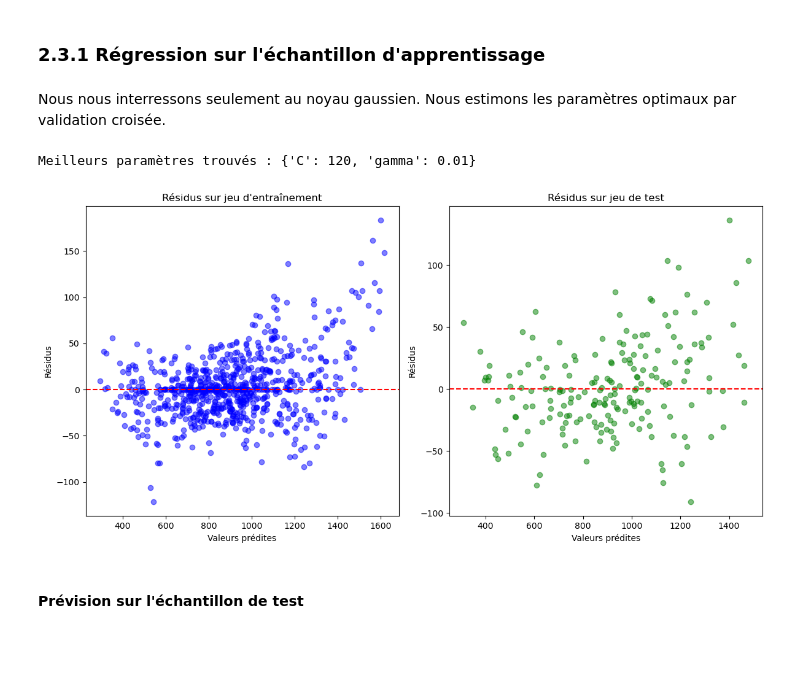
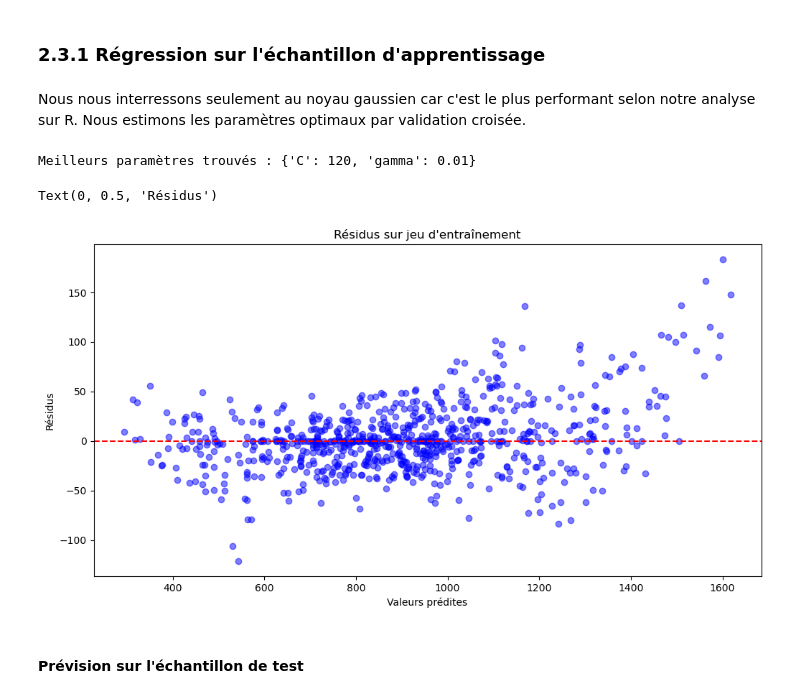
Before and after one commit to QUENTINTOUIL/Projet_ML, a Jupyter notebook: Python.ipynb, the cells around one changed output. Saved outputs shown, nothing was run; the diff lists cells and outputs as text; code cells hidden in the pictures; blank space fills up the shorter version.

```diff
--- a/Python.ipynb
+++ b/Python.ipynb
@@ -316,7 +303,7 @@ Text(0.5, 1.0, 'Coefficients du modèle Ridge')
 # %% [markdown]
 ### 2.3.1 Régression sur l'échantillon d'apprentissage
 # %% [markdown]
-Nous nous interressons seulement au noyau gaussien. Nous estimons les paramètres optimaux par validation croisée.
+Nous nous interressons seulement au noyau gaussien car c'est le plus performant selon notre analyse sur R. Nous estimons les paramètres optimaux par validation croisée.
 # %%
 from sklearn.svm import SVR
 # %%
@@ -339,32 +326,22 @@ Meilleurs paramètres trouvés : {'C': 120, 'gamma': 0.01}
 # %%
 # Prédiction sur les jeux de données
 Yr_train_pred = best_svr.predict(Xr_train)
 Yr_test_pred = best_svr.predict(Xr_test)
 
 # Calcul des résidus
 residus_train = Yr_train - Yr_train_pred
 residus_test = Yr_test - Yr_test_pred
 
 # Tracé des résidus
 plt.figure(figsize=(12, 6))
-plt.subplot(1, 2, 1)
 plt.scatter(Yr_train_pred, residus_train, color='blue', alpha=0.5)
 plt.axhline(y=0, color='red', linestyle='--')
 plt.title("Résidus sur jeu d'entraînement")
 plt.xlabel("Valeurs prédites")
 plt.ylabel("Résidus")
-
-plt.subplot(1, 2, 2)
-plt.scatter(Yr_test_pred, residus_test, color='green', alpha=0.5)
-plt.axhline(y=0, color='red', linestyle='--')
-plt.title("Résidus sur jeu de test")
-plt.xlabel("Valeurs prédites")
-plt.ylabel("Résidus")
-
-plt.tight_layout()
-plt.show()
 # %% [output]
+Text(0, 0.5, 'Résidus')
-[figure, old version]
+[figure, new version]
 # %% [markdown]
 #### Prévision sur l'échantillon de test
 # %%
```
Also changed, not shown: parts of 84 cells of this notebook.
